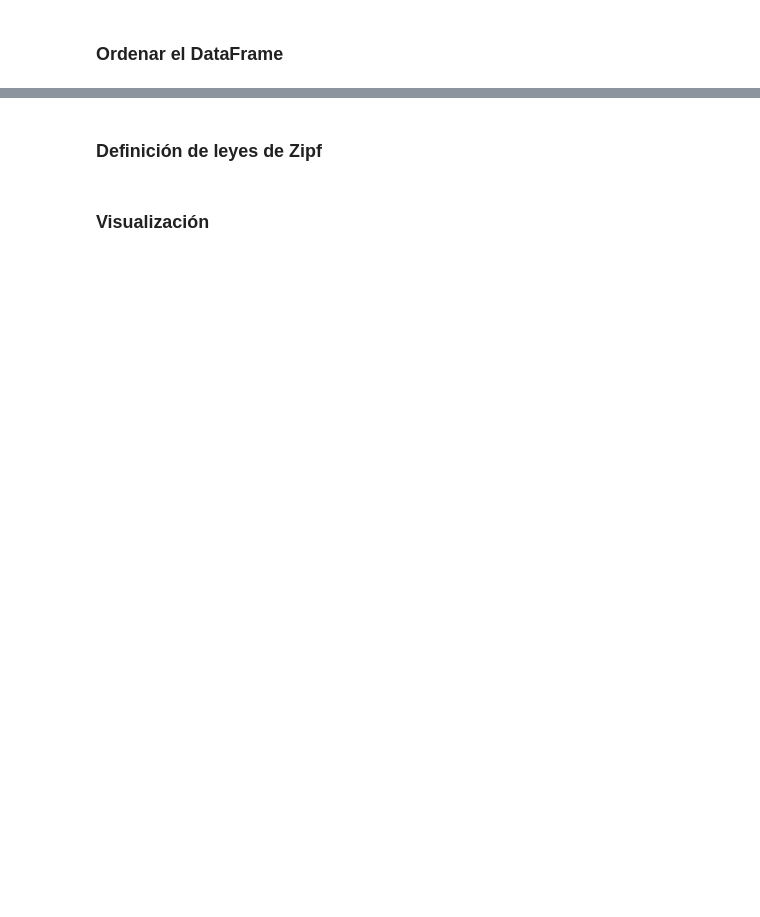
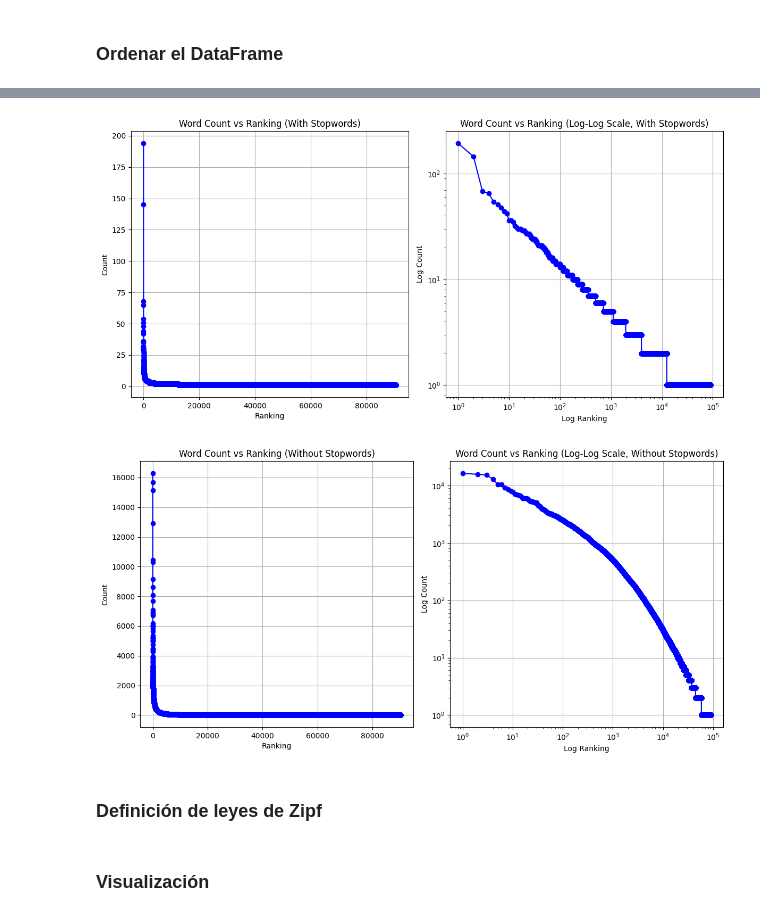
Before and after one commit to nicollorens12/CAIM, a Jupyter notebook: Lab/Lab1/Informe.ipynb, the cells around one changed output, grey strips where cells are left out. Cells and saved outputs as stored; diff of their text form; code cells hidden in the pictures; blank space fills up the shorter version.

```diff
--- a/Lab/Lab1/Informe.ipynb
+++ b/Lab/Lab1/Informe.ipynb
@@ -62,7 +61,7 @@ index = 'news'
 try:
     # Conectamos al cliente de Elasticsearch
     client = Elasticsearch(hosts=['http://localhost:9200'], request_timeout=1000)
-    voc = {}
+
 
     # Escaneamos el índice para obtener los documentos
     sc = scan(client, index=index, query={"query": {"match_all": {}}})
@@ -91,8 +72,0 @@ print(voc)
-# %%
-lpal = []
-# Filtramos las palabras válidas y las agregamos a la lista
-for v in voc:
-    lpal.append((v.encode("utf-8", "ignore"), voc[v]))
-# Convertimos la lista a un DataFrame de pandas
-df = pd.DataFrame(lpal, columns=['Word', 'Count'])
-print(df.head())  # Mostramos las primeras filas del DataFrame
@@ -129,3 +154,50 @@ print(df_sorted.head())  # Mostramos las primeras filas del DataFrame ordenado
+# %%
+# Plot Count vs Ranking for df_sorted_with_stopwords
+fig, (ax1, ax2) = plt.subplots(1, 2, figsize=(12, 6))
+
+# Gráfico 1: Count vs Ranking
+ax1.plot(df_sorted_with_stopwords['Ranking'], df_sorted_with_stopwords['Count'], marker='o', linestyle='-', color='b')
+ax1.set_title('Word Count vs Ranking (With Stopwords)')
+ax1.set_xlabel('Ranking')
+ax1.set_ylabel('Count')
+ax1.grid(True)
+
+# Gráfico 2: Count vs Ranking (Log-Log Scale)
+ax2.plot(df_sorted_with_stopwords['Ranking'], df_sorted_with_stopwords['Count'], marker='o', linestyle='-', color='b')
+ax2.set_title('Word Count vs Ranking (Log-Log Scale, With Stopwords)')
+ax2.set_xlabel('Log Ranking')
+ax2.set_ylabel('Log Count')
+ax2.set_xscale('log')
+ax2.set_yscale('log')
+ax2.grid(True)
+
+plt.tight_layout()
+plt.show()
+
+# Plot Count vs Ranking for df_sorted_without_stopwords
+fig, (ax1, ax2) = plt.subplots(1, 2, figsize=(12, 6))
+
+# Gráfico 1: Count vs Ranking
+ax1.plot(df_sorted_without_stopwords['Ranking'], df_sorted_without_stopwords['Count'], marker='o', linestyle='-', color='b')
+ax1.set_title('Word Count vs Ranking (Without Stopwords)')
+ax1.set_xlabel('Ranking')
+ax1.set_ylabel('Count')
+ax1.grid(True)
+
+# Gráfico 2: Count vs Ranking (Log-Log Scale)
+ax2.plot(df_sorted_without_stopwords['Ranking'], df_sorted_without_stopwords['Count'], marker='o', linestyle='-', color='b')
+ax2.set_title('Word Count vs Ranking (Log-Log Scale, Without Stopwords)')
+ax2.set_xlabel('Log Ranking')
+ax2.set_ylabel('Log Count')
+ax2.set_xscale('log')
+ax2.set_yscale('log')
+ax2.grid(True)
+
+plt.tight_layout()
+plt.show()
+# %% [output]
+[figure, added]
+[figure, added]
 # %% [markdown]
 ### Definición de leyes de Zipf
 # %%
```
Also changed, not shown: parts of 12 cells of this notebook, 1 other file.
